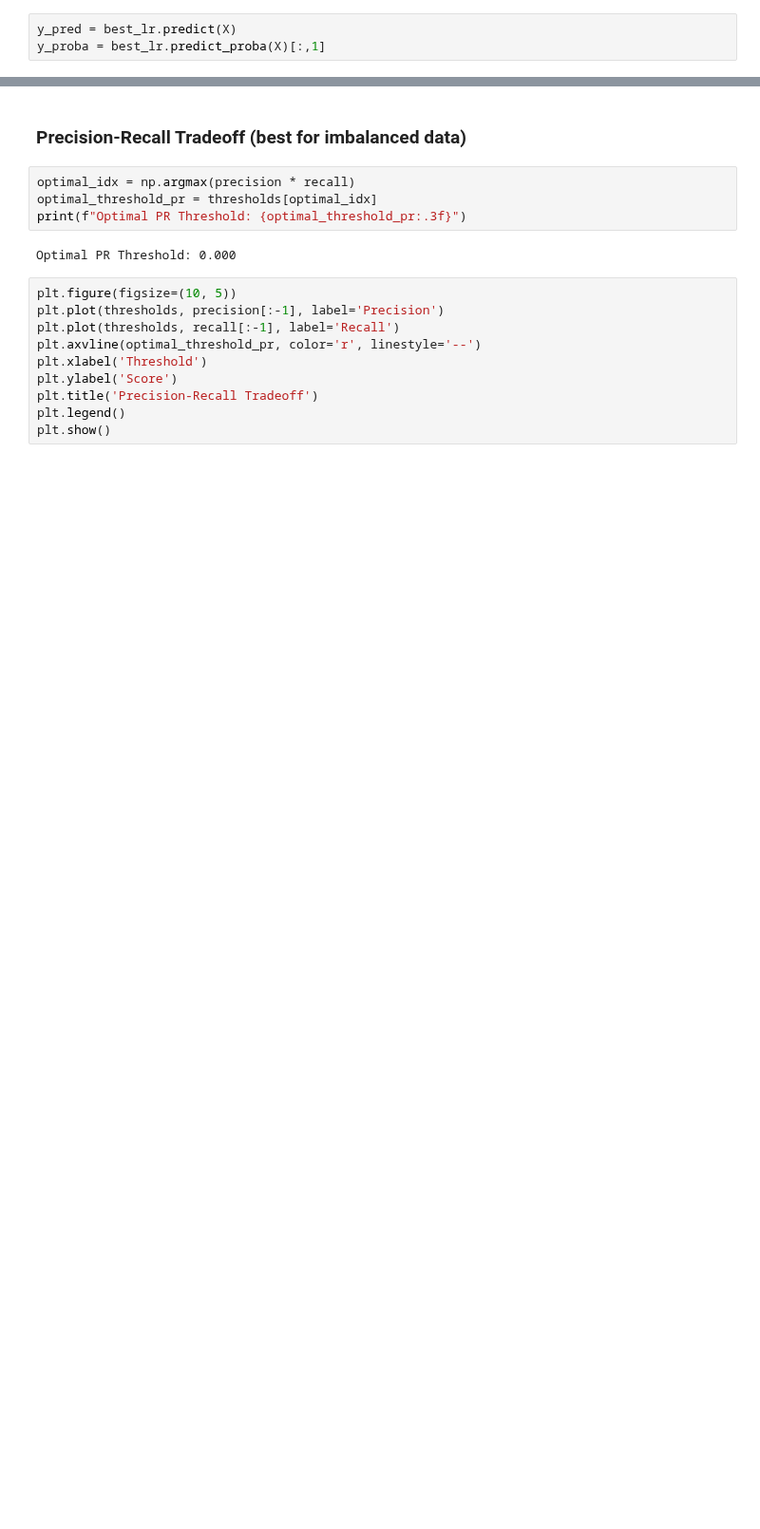
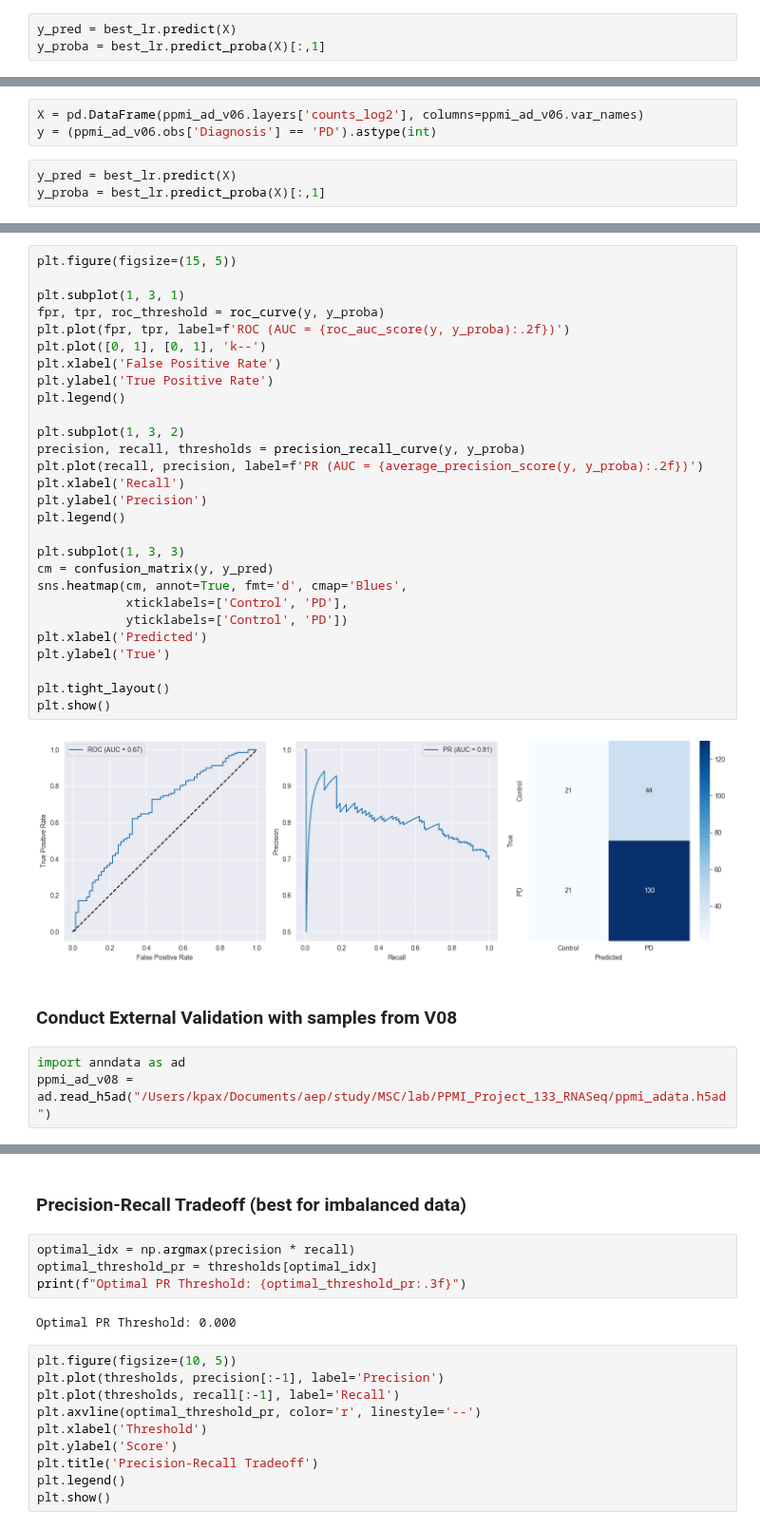
Before and after one commit to perpk/ppmi-wip, a Jupyter notebook: ml/males/Age_Group_50-70/ppmi-stratified.predict.LR.males_50-70.ipynb, the cells around one changed output, grey strips where cells are left out. Shown at 95% size. Saved outputs shown, nothing was run; the diff lists cells and outputs as text; blank space fills up the shorter version.

```diff
--- a/ml/males/Age_Group_50-70/ppmi-stratified.predict.LR.males_50-70.ipynb
+++ b/ml/males/Age_Group_50-70/ppmi-stratified.predict.LR.males_50-70.ipynb
@@ -348,0 +440,6 @@ plt.show()
+# %%
+X = pd.DataFrame(ppmi_ad_v06.layers['counts_log2'], columns=ppmi_ad_v06.var_names)
+y = (ppmi_ad_v06.obs['Diagnosis'] == 'PD').astype(int)
+# %%
+y_pred = best_lr.predict(X)
+y_proba = best_lr.predict_proba(X)[:,1]
@@ -348,0 +459,35 @@ plt.show()
+# %%
+plt.figure(figsize=(15, 5))
+
+plt.subplot(1, 3, 1)
+fpr, tpr, roc_threshold = roc_curve(y, y_proba)
+plt.plot(fpr, tpr, label=f'ROC (AUC = {roc_auc_score(y, y_proba):.2f})')
+plt.plot([0, 1], [0, 1], 'k--')
+plt.xlabel('False Positive Rate')
+plt.ylabel('True Positive Rate')
+plt.legend()
+
+plt.subplot(1, 3, 2)
+precision, recall, thresholds = precision_recall_curve(y, y_proba)
+plt.plot(recall, precision, label=f'PR (AUC = {average_precision_score(y, y_proba):.2f})')
+plt.xlabel('Recall')
+plt.ylabel('Precision')
+plt.legend()
+
+plt.subplot(1, 3, 3)
+cm = confusion_matrix(y, y_pred)
+sns.heatmap(cm, annot=True, fmt='d', cmap='Blues',
+            xticklabels=['Control', 'PD'],
+            yticklabels=['Control', 'PD'])
+plt.xlabel('Predicted')
+plt.ylabel('True')
+
+plt.tight_layout()
+plt.show()
+# %% [output]
+[figure, added]
+# %% [markdown]
+### Conduct External Validation with samples from V08
+# %%
+import anndata as ad
+ppmi_ad_v08 = ad.read_h5ad("/Users/kpax/Documents/aep/study/MSC/lab/PPMI_Project_133_RNASeq/ppmi_adata.h5ad")
```
Also changed, not shown: parts of 34 cells of this notebook, 10 other files.
